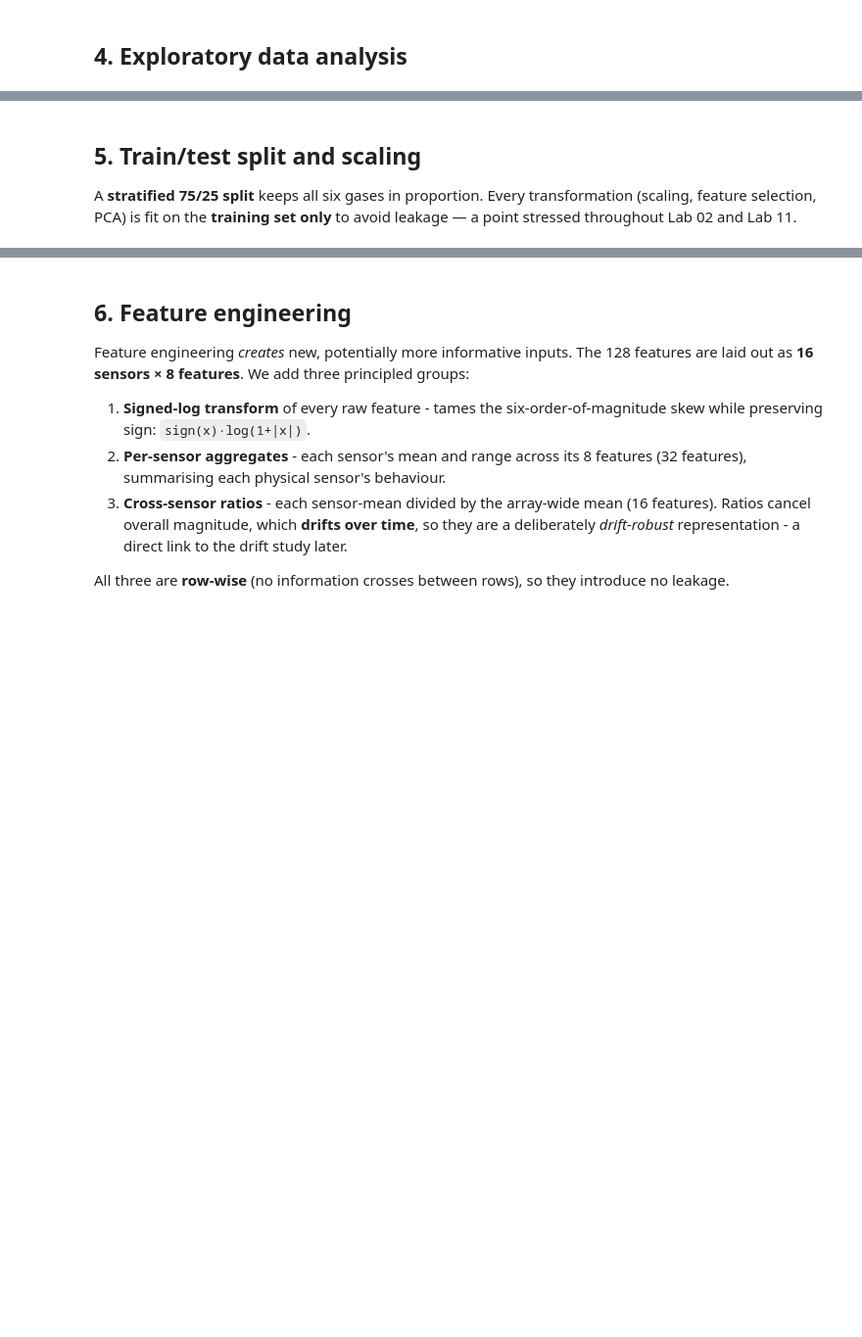
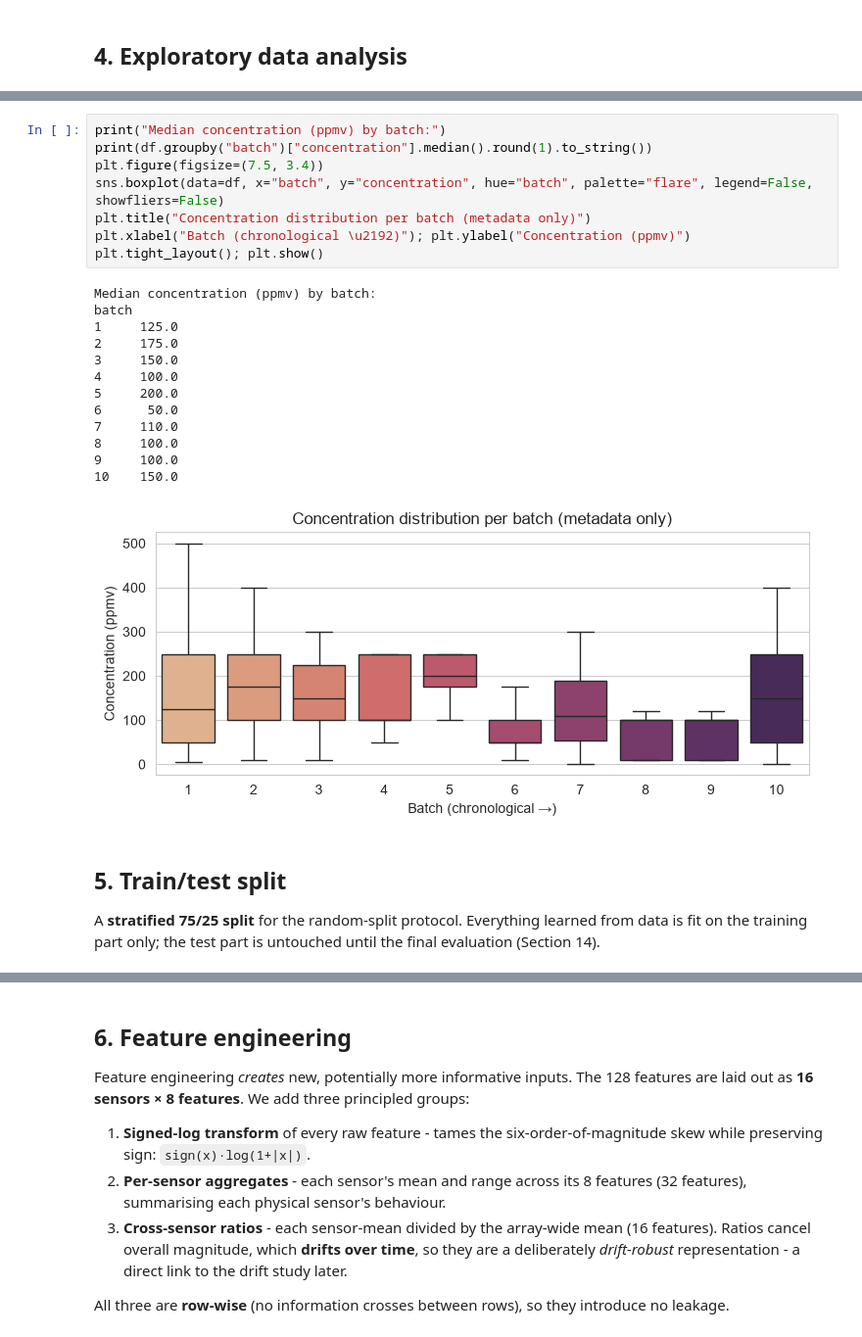
Before and after one commit to IT21361036/FML-Assignment, a Jupyter notebook: FML_Assignment.ipynb, the cells around one changed output, grey strips where cells are left out. Shown at 98% size. Saved outputs shown, nothing was run; the diff lists cells and outputs as text; blank space fills up the shorter version.

```diff
--- a/FML_Assignment.ipynb
+++ b/FML_Assignment.ipynb
@@ -141,8 +210,29 @@ plt.tight_layout(); plt.show()
+# %%
+print("Median concentration (ppmv) by batch:")
+print(df.groupby("batch")["concentration"].median().round(1).to_string())
+plt.figure(figsize=(7.5, 3.4))
+sns.boxplot(data=df, x="batch", y="concentration", hue="batch", palette="flare", legend=False, showfliers=False)
+plt.title("Concentration distribution per batch (metadata only)")
+plt.xlabel("Batch (chronological \u2192)"); plt.ylabel("Concentration (ppmv)")
+plt.tight_layout(); plt.show()
+# %% [output]
+Median concentration (ppmv) by batch:
+batch
+1     125.0
+2     175.0
+3     150.0
+4     100.0
+5     200.0
+6      50.0
+7     110.0
+8     100.0
+9     100.0
+10    150.0
+[figure, added]
 # %% [markdown]
-## 5. Train/test split and scaling
+## 5. Train/test split
 
-A **stratified 75/25 split** keeps all six gases in proportion. Every transformation
-(scaling, feature selection, PCA) is fit on the **training set only** to avoid leakage —
-a point stressed throughout Lab 02 and Lab 11.
+A **stratified 75/25 split** for the random-split protocol. Everything learned from data is fit
+on the training part only; the test part is untouched until the final evaluation (Section 14).
 # %%
 X = df[FEATURES].copy()
```
Also changed, not shown: parts of 17 cells of this notebook.
